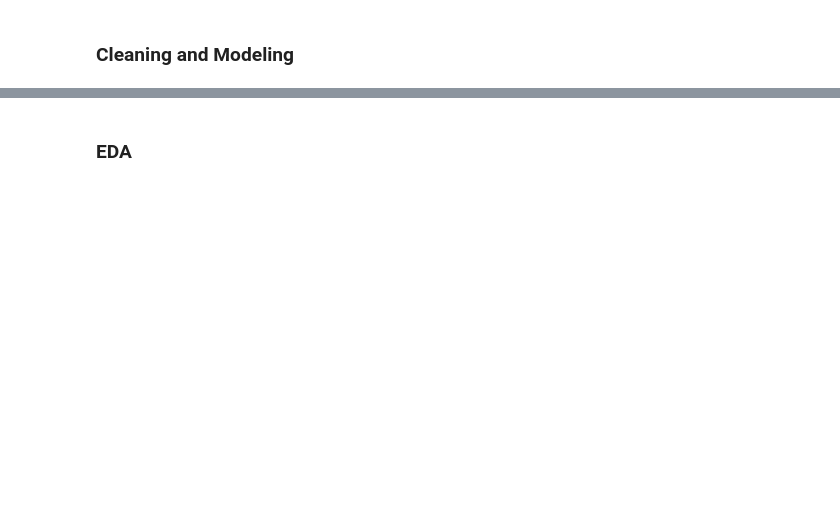
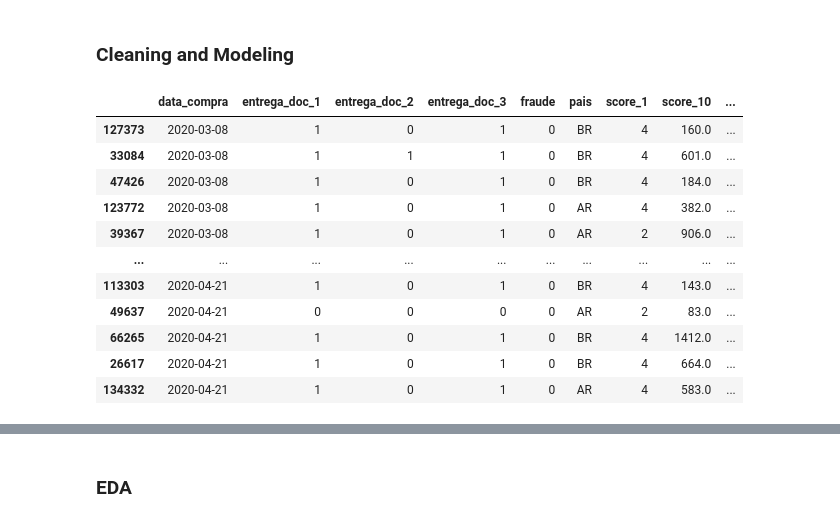
Before and after one commit to richardsantino/EBA-cases, a Jupyter notebook: 9. TCC/3 - fraude.ipynb, the cells around one changed output, grey strips where cells are left out. Saved outputs shown, nothing was run; the diff lists cells and outputs as text; code cells hidden in the pictures; blank space fills up the shorter version.

```diff
--- a/9. TCC/3 - fraude.ipynb
+++ b/9. TCC/3 - fraude.ipynb
@@ -63,5 +63,88 @@ Para aqueles que estão buscando vagas mais sênior ou realmente um projeto que
 # %%
 df = pd.read_csv('../../data/09. TCC/fraude/dados - dados.csv')
 cols = list(df.columns)
 cols.sort()
 df = df[cols].copy()
+
+df['datahora_compra'] = pd.to_datetime(df['data_compra'])
+df['data_compra'] = df['datahora_compra'].dt.date
+df['entrega_doc_2'] = df['entrega_doc_2'].apply(lambda x: 1 if x == 'Y' else 0)
+df['entrega_doc_3'] = df['entrega_doc_3'].apply(lambda x: 1 if x == 'Y' else 0)
+
+## corrigindo produtos com duas ou mais categorias, sua categoria oficial é a que mais aparece
+df_qtde_categorias_produto = df.groupby('produto')['categoria_produto'].nunique().reset_index(name='qtde_categ')
+df_qtde_categorias_produto = df_qtde_categorias_produto[df_qtde_categorias_produto['qtde_categ'] > 1]
+for produto in df_qtde_categorias_produto['produto'].unique():
+    df_qtde_categorias_produto = df[df['produto'] == produto].copy()
+
+    oficial_categ = df_qtde_categorias_produto['categoria_produto'].value_counts().sort_values().index[-1]
+    produto_indexes = df_qtde_categorias_produto.index
+    df.loc[produto_indexes, 'categoria_produto'] = oficial_categ
+
+## nivelando categoria de produtos
+# todos os niveis possuem (quase ~ por causa dos percentis) o mesmo numero de compras
+# niveis maiores (A até D) precisam de menos categorias para chegar no mesmo numero de compras que niveis menores,
+#    i.e. compras de categorias com niveis altos em média acontecem com mais frequencia que niveis baixos.
+# semelhante a pareto:
+#    A: 1°as categorias que correspondem a 25% das compras (aparecimentos = linhas)
+#    B: 2°as categorias que correspondem a 25% das compras (aparecimentos = linhas)
+#    C: 3°as categorias que correspondem a 25% das compras (aparecimentos = linhas)
+#    D: 4°as categorias que correspondem a 25% das compras (aparecimentos = linhas)
+df['categ_nivel'] = None
+
+df_categ_freqs = df['categoria_produto'].value_counts().reset_index(name='frequencia')
+df_categ_freqs['proporcao_frequencia_acumulada'] = df_categ_freqs['frequencia'].cumsum()/df_categ_freqs['frequencia'].sum()
+niveis = [*'ABCD']
+props = list(range(0, 101, 25))
+for i in range(1, len(props)):
+    lower = props[i-1]/100
+    upper = props[i]/100
+    nivel = niveis[i-1]
+    categs = df_categ_freqs[(df_categ_freqs['proporcao_frequencia_acumulada'] > lower) & (df_categ_freqs['proporcao_frequencia_acumulada'] <= upper)]['categoria_produto']
+
+    df.loc[df['categoria_produto'].isin(categs), 'categ_nivel'] = nivel
+df = df.drop('categoria_produto', axis=1)
+
+## nivelando produtos (só para produtos que tem mais que uma compra, caso contrario produto terá nivel E)
+# todos os niveis possuem (quase ~ por causa dos percentis) o mesmo numero de compras
+# niveis maiores (A até D) precisam de menos produtos para chegar no mesmo numero de compras que niveis menores,
+#    i.e. compras de produtos com niveis altos em média acontecem com mais frequencia que niveis baixos.]
+# semelhante a pareto: **(só para produtos que tem mais que uma compra)**
+#    A: 1°as produtos que correspondem a 25% das compras (aparecimentos = linhas)
+#    B: 2°as produtos que correspondem a 25% das compras (aparecimentos = linhas)
+#    C: 3°as produtos que correspondem a 25% das compras (aparecimentos = linhas)
+#    D: 4°as produtos que correspondem a 25% das compras (aparecimentos = linhas)
+df['prod_nivel'] = None
+
+df_prod_freqs = df['produto'].value_counts().reset_index(name='frequencia')
+df_prod_freqs = df_prod_freqs[df_prod_freqs['frequencia'] > 1].copy()
+df_prod_freqs['proporcao_frequencia_acumulada'] = df_prod_freqs['frequencia'].cumsum()/df_prod_freqs['frequencia'].sum()
+niveis = [*'ABCD']
+props = list(range(0, 101, 25))
+for i in range(1, len(props)):
+    lower = props[i-1]/100
+    upper = props[i]/100
+    nivel = niveis[i-1]
+    prods = df_prod_freqs[(df_prod_freqs['proporcao_frequencia_acumulada'] > lower) & (df_prod_freqs['proporcao_frequencia_acumulada'] <= upper)]['produto']
+
+    df.loc[df['produto'].isin(prods), 'prod_nivel'] = nivel
+df['prod_nivel'] = df['prod_nivel'].fillna('E')
+df = df.drop('produto', axis=1)
+
+df = df.dropna(subset='pais') ## linhas com paises nulos correspondem a menos que 1% do dadaset
+
+df = df.sort_values(by='data_compra')
+df
+# %% [output]
+|  | data_compra | entrega_doc_1 | entrega_doc_2 | entrega_doc_3 | fraude | pais | score_1 | score_10 | ... |
+| 127373 | 2020-03-08 | 1 | 0 | 1 | 0 | BR | 4 | 160.0 | ... |
+| 33084 | 2020-03-08 | 1 | 1 | 1 | 0 | BR | 4 | 601.0 | ... |
+| 47426 | 2020-03-08 | 1 | 0 | 1 | 0 | BR | 4 | 184.0 | ... |
+| 123772 | 2020-03-08 | 1 | 0 | 1 | 0 | AR | 4 | 382.0 | ... |
+| 39367 | 2020-03-08 | 1 | 0 | 1 | 0 | AR | 2 | 906.0 | ... |
+| ... | ... | ... | ... | ... | ... | ... | ... | ... | ... |
+| 113303 | 2020-04-21 | 1 | 0 | 1 | 0 | BR | 4 | 143.0 | ... |
+| 49637 | 2020-04-21 | 0 | 0 | 0 | 0 | AR | 2 | 83.0 | ... |
+| 66265 | 2020-04-21 | 1 | 0 | 1 | 0 | BR | 4 | 1412.0 | ... |
+| 26617 | 2020-04-21 | 1 | 0 | 1 | 0 | BR | 4 | 664.0 | ... |
+| 134332 | 2020-04-21 | 1 | 0 | 1 | 0 | AR | 4 | 583.0 | ... |
```
Also changed, not shown: parts of 5 cells of this notebook.
